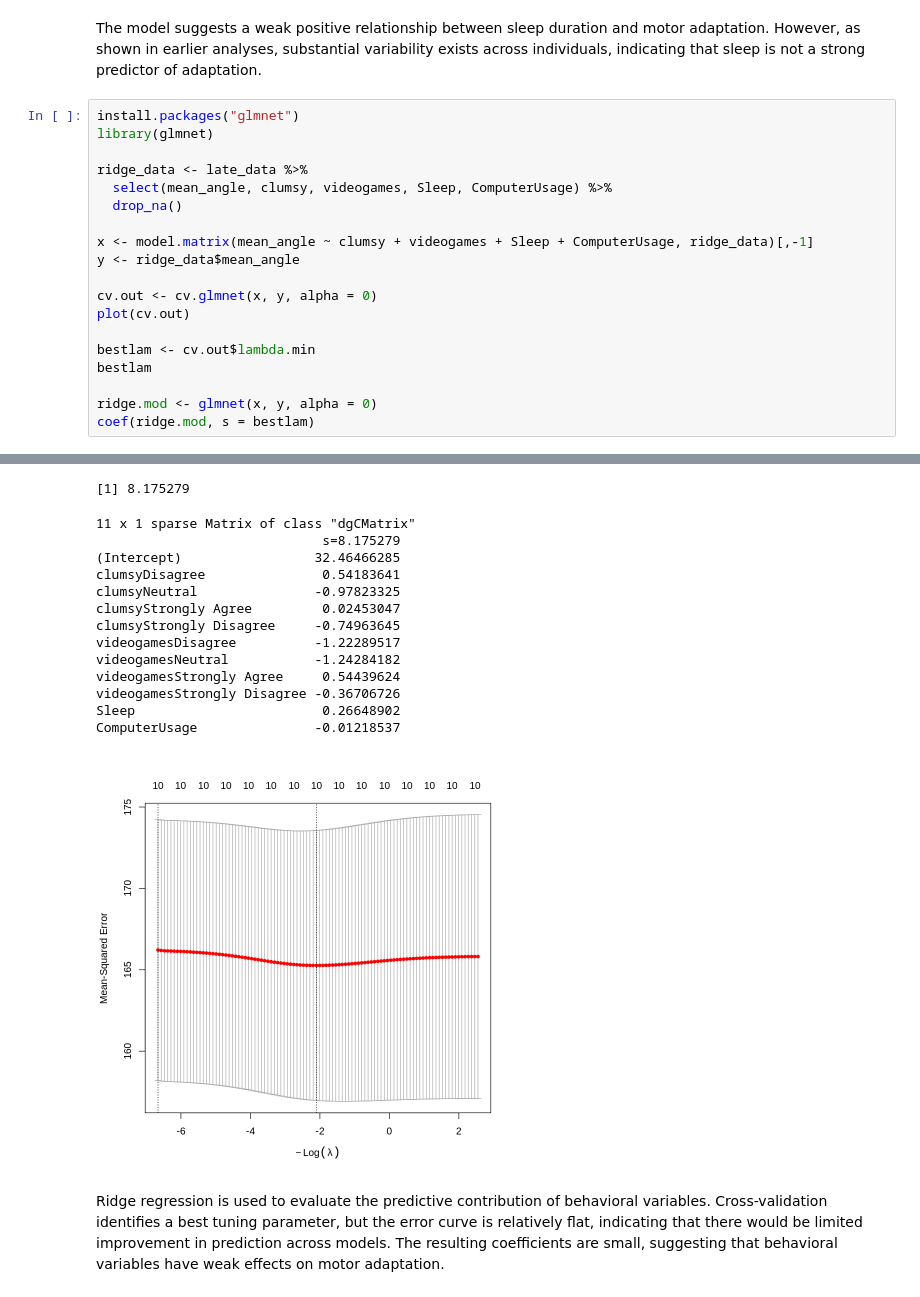
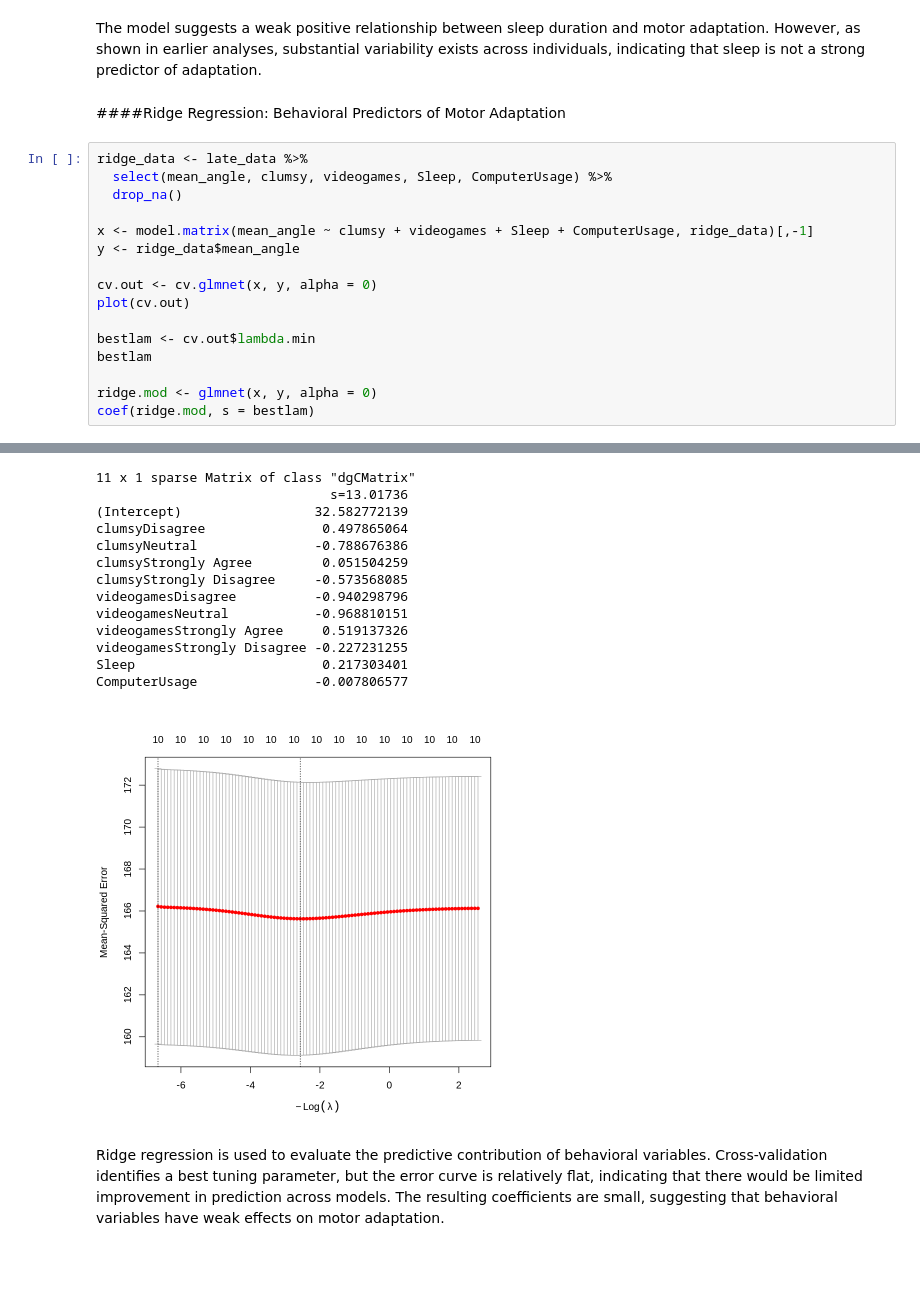
Before and after one commit to scelliot-cpu/Elliott_DSPN_26_FinalProject, a Jupyter notebook: Elliott_DSPN_S26_FinalProject.ipynb, the cells around one changed output, grey strips where cells are left out. Drawn from its saved outputs; the diff is of its cells as text; blank space fills up the shorter version.

```diff
--- a/Elliott_DSPN_S26_FinalProject.ipynb
+++ b/Elliott_DSPN_S26_FinalProject.ipynb
@@ -656,10 +659,9 @@ ggplot(late_data, aes(x = Sleep, y = mean_angle)) +
 [figure]
 # %% [markdown]
 The model suggests a weak positive relationship between sleep duration and motor adaptation. However, as shown in earlier analyses, substantial variability exists across individuals, indicating that sleep is not a strong predictor of adaptation.
+# %% [markdown]
+####Ridge Regression: Behavioral Predictors of Motor Adaptation
 # %%
-install.packages("glmnet")
-library(glmnet)
-
 ridge_data <- late_data %>%
   select(mean_angle, clumsy, videogames, Sleep, ComputerUsage) %>%
   drop_na()
@@ -681,17 +682,16 @@ Installing package into ‘/usr/local/lib/R/site-library’
-[1] 8.175279
+11 x 1 sparse Matrix of class "dgCMatrix"
+                              s=13.01736
+(Intercept)                 32.582772139
+clumsyDisagree               0.497865064
+clumsyNeutral               -0.788676386
+clumsyStrongly Agree         0.051504259
+clumsyStrongly Disagree     -0.573568085
+videogamesDisagree          -0.940298796
+videogamesNeutral           -0.968810151
+videogamesStrongly Agree     0.519137326
+videogamesStrongly Disagree -0.227231255
+Sleep                        0.217303401
+ComputerUsage               -0.007806577
-11 x 1 sparse Matrix of class "dgCMatrix"
-                             s=8.175279
-(Intercept)                 32.46466285
-clumsyDisagree               0.54183641
-clumsyNeutral               -0.97823325
-clumsyStrongly Agree         0.02453047
-clumsyStrongly Disagree     -0.74963645
-videogamesDisagree          -1.22289517
-videogamesNeutral           -1.24284182
-videogamesStrongly Agree     0.54439624
-videogamesStrongly Disagree -0.36706726
-Sleep                        0.26648902
-ComputerUsage               -0.01218537
-[figure, old version]
+[figure, new version]
 # %% [markdown]
 Ridge regression is used to evaluate the predictive contribution of behavioral variables. Cross-validation identifies a best tuning parameter, but the error curve is relatively flat, indicating that there would be limited improvement in prediction across models. The resulting coefficients are small, suggesting that behavioral variables have weak effects on motor adaptation.
```
Also changed, not shown: parts of 32 cells of this notebook.
